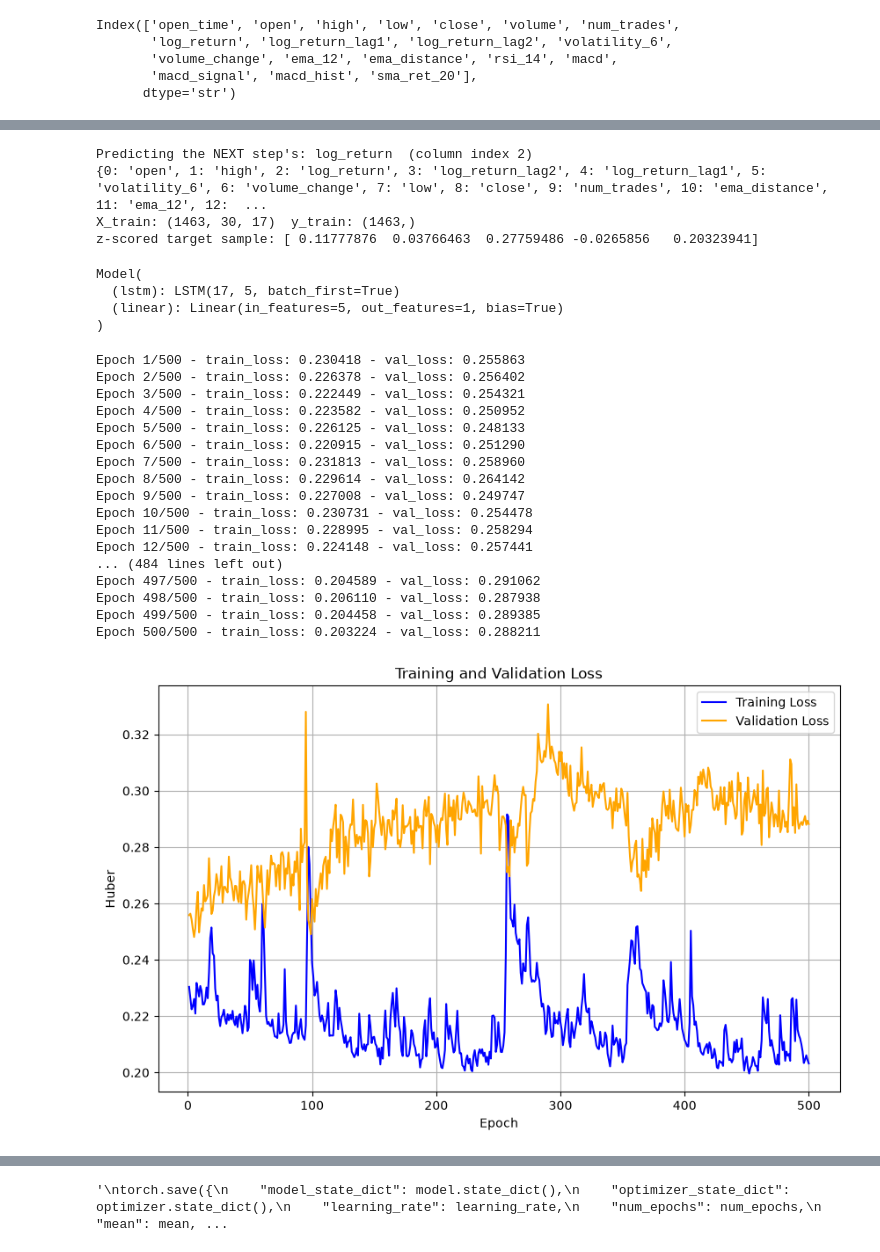
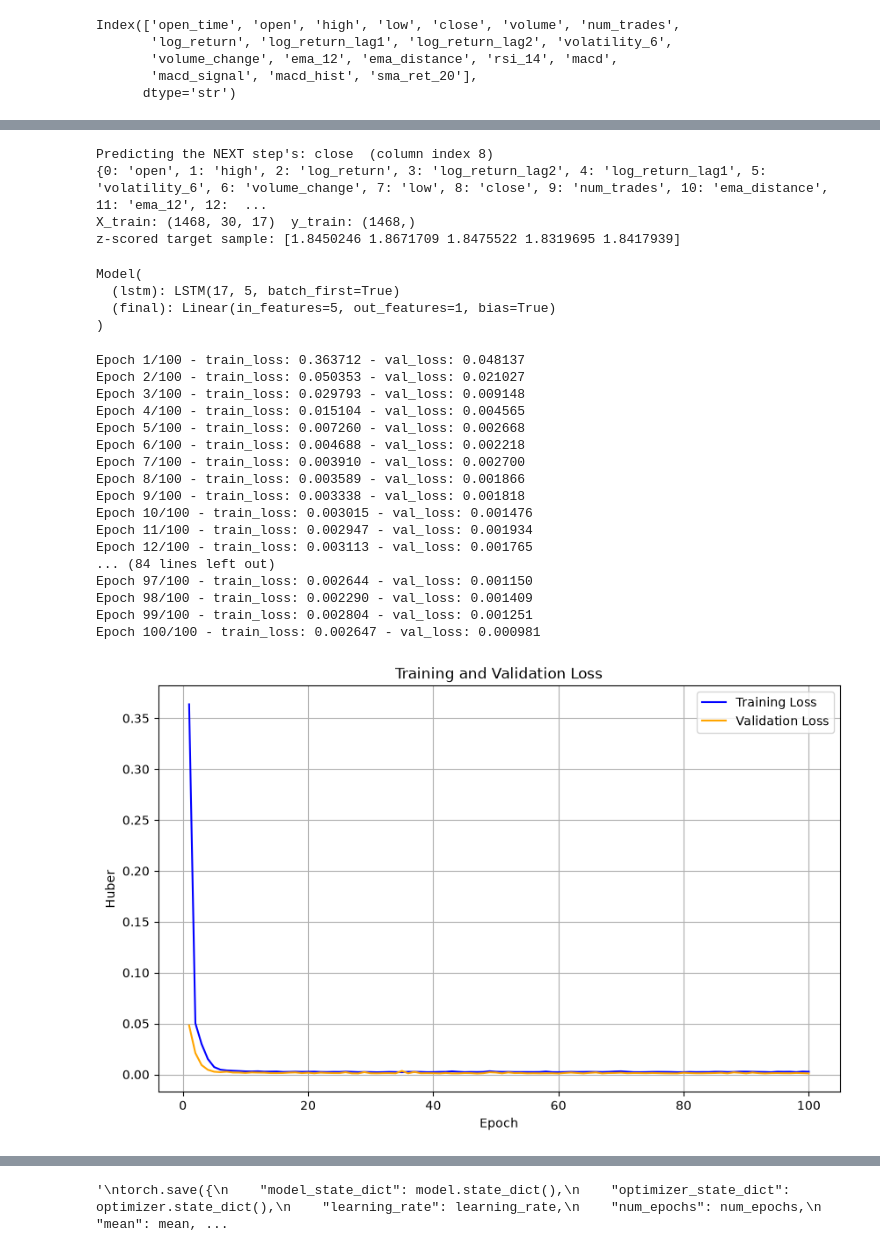
Before and after one commit to SANIC6/Bitcoin-Predictor, a Jupyter notebook: model 3.ipynb, the cells around one changed output, grey strips where cells are left out. Drawn from its saved outputs; the diff is of its cells as text; code cells hidden in the pictures.

```diff
--- a/model 3.ipynb
+++ b/model 3.ipynb
@@ -155,7 +155,7 @@ feature_cols = ["open", "high", "log_return",
                 "low", "close", "num_trades",'ema_distance','ema_12','rsi_14','macd_signal','macd_hist','sma_ret_20','macd']
 
 
-TARGET = "log_return"                       # change this ONE name to retarget
+TARGET = "close"                       # change this ONE name to retarget
 target_idx = feature_cols.index(TARGET)     # computed, not memorized
 
 print(f"Predicting the NEXT step's: {TARGET}  (column index {target_idx})")
@@ -194,10 +194,10 @@ X_test, y_test = windows(test)
 print("X_train:", X_train.shape, " y_train:", y_train.shape)
 print("z-scored target sample:", y_train[:5])   # z-scored log returns, e.g. ±1.0
 # %% [output]
-Predicting the NEXT step's: log_return  (column index 2)
+Predicting the NEXT step's: close  (column index 8)
 {0: 'open', 1: 'high', 2: 'log_return', 3: 'log_return_lag2', 4: 'log_return_lag1', 5: 'volatility_6', 6: 'volume_change', 7: 'low', 8: 'close', 9: 'num_trades', 10: 'ema_distance', 11: 'ema_12', 12:  ...
-X_train: (1463, 30, 17)  y_train: (1463,)
-z-scored target sample: [ 0.11777876  0.03766463  0.27759486 -0.0265856   0.20323941]
+X_train: (1468, 30, 17)  y_train: (1468,)
+z-scored target sample: [1.8450246 1.8671709 1.8475522 1.8319695 1.8417939]
 # %%
 class TimeSeriesDataset(Dataset):
     def __init__(self, X, y):
@@ -225,7 +225,8 @@ class Model(nn.Module):
         self.hidden_size = hidden_size
         self.num_stacked_layers = num_stacked_layers
         self.lstm = nn.LSTM(self.input_size,hidden_size,self.num_stacked_layers,batch_first=batch_first)
-        self.linear = nn.Linear(hidden_size,1)
+        #self.attention = nn.Linear(hidden_size,1)
+        self.final = nn.Linear(hidden_size,1)
 
 
     def forward(self,x):
@@ -233,16 +234,14 @@ class Model(nn.Module):
         h0 = torch.zeros(self.num_stacked_layers,batch_size,self.hidden_size)
         c0 = torch.zeros(self.num_stacked_layers,batch_size,self.hidden_size)
         out, _ = self.lstm(x,(h0,c0))
-        out = self.linear(out[:,-1,:])
+
+        #attention_scores = self.attention(out)  # (batch_size, seq_len, 1)
+        #attention_weights = torch.softmax(attention_scores, dim=1)
+
+        # Compute context vector (weighted sum)
+        #context = torch.sum(attention_weights * out, dim=1)
+        out = self.final(out[:,-1,:])
         return out
-
-model = Model(X_train.shape[-1], hidden_size=5, num_stacked_layers=1)
-model
-# %% [output]
-Model(
-  (lstm): LSTM(17, 5, batch_first=True)
-  (linear): Linear(in_features=5, out_features=1, bias=True)
-)
 # %%
 def train_model(model, train_loader, val_loader, optimizer, criterion, epoch, num_epochs,training_loss,testing_loss):
     model.train()
@@ -271,58 +270,66 @@ def train_model(model, train_loader, val_loader, optimizer, criterion, epoch, nu
     testing_loss.append(avg_val_loss)
 
     print(f"Epoch {epoch + 1}/{num_epochs} - train_loss: {avg_train_loss:.6f} - val_loss: {avg_val_loss:.6f}")
+# %%
+model = Model(X_train.shape[-1], hidden_size=5, num_stacked_layers=1)
+model
+# %% [output]
+Model(
+  (lstm): LSTM(17, 5, batch_first=True)
+  (final): Linear(in_features=5, out_features=1, bias=True)
+)
 # %%
 import matplotlib.pyplot as plt
 
-learning_rate = 0.001
-num_epochs = 500
-criterion = nn.HuberLoss()
-optimizer = optim.Adam(model.parameters(), lr=learning_rate)
+learning_rate = 0.01
+num_epochs = 100
+criterion = nn.MSELoss()
+optimizer = optim.Adam(model.parameters(), lr=learning_rate, weight_decay=1e-4)
 
 training_loss = []
 testing_loss = []
 
 for epoch in range(num_epochs):
     train_model(
         model,
         train_data_loader,
         val_data_loader,
         optimizer,
         criterion,
         epoch,
         num_epochs,
         training_loss,
         testing_loss
     )
 
 plt.figure(figsize=(10, 6))
 plt.plot(range(1, len(training_loss) + 1), training_loss, label="Training Loss", color="blue")
 plt.plot(range(1, len(testing_loss) + 1), testing_loss, label="Validation Loss", color="orange")
 plt.xlabel("Epoch")
 plt.ylabel("Huber")
 plt.title("Training and Validation Loss")
 plt.legend()
 plt.grid(True)
 plt.show()
 # %% [output]
-Epoch 1/500 - train_loss: 0.230418 - val_loss: 0.255863
-Epoch 2/500 - train_loss: 0.226378 - val_loss: 0.256402
-Epoch 3/500 - train_loss: 0.222449 - val_loss: 0.254321
-Epoch 4/500 - train_loss: 0.223582 - val_loss: 0.250952
-Epoch 5/500 - train_loss: 0.226125 - val_loss: 0.248133
-Epoch 6/500 - train_loss: 0.220915 - val_loss: 0.251290
-Epoch 7/500 - train_loss: 0.231813 - val_loss: 0.258960
-Epoch 8/500 - train_loss: 0.229614 - val_loss: 0.264142
-Epoch 9/500 - train_loss: 0.227008 - val_loss: 0.249747
-Epoch 10/500 - train_loss: 0.230731 - val_loss: 0.254478
-Epoch 11/500 - train_loss: 0.228995 - val_loss: 0.258294
-Epoch 12/500 - train_loss: 0.224148 - val_loss: 0.257441
-... (484 lines left out)
-Epoch 497/500 - train_loss: 0.204589 - val_loss: 0.291062
-Epoch 498/500 - train_loss: 0.206110 - val_loss: 0.287938
-Epoch 499/500 - train_loss: 0.204458 - val_loss: 0.289385
-Epoch 500/500 - train_loss: 0.203224 - val_loss: 0.288211
+Epoch 1/100 - train_loss: 0.363712 - val_loss: 0.048137
+Epoch 2/100 - train_loss: 0.050353 - val_loss: 0.021027
+Epoch 3/100 - train_loss: 0.029793 - val_loss: 0.009148
+Epoch 4/100 - train_loss: 0.015104 - val_loss: 0.004565
+Epoch 5/100 - train_loss: 0.007260 - val_loss: 0.002668
+Epoch 6/100 - train_loss: 0.004688 - val_loss: 0.002218
+Epoch 7/100 - train_loss: 0.003910 - val_loss: 0.002700
+Epoch 8/100 - train_loss: 0.003589 - val_loss: 0.001866
+Epoch 9/100 - train_loss: 0.003338 - val_loss: 0.001818
+Epoch 10/100 - train_loss: 0.003015 - val_loss: 0.001476
+Epoch 11/100 - train_loss: 0.002947 - val_loss: 0.001934
+Epoch 12/100 - train_loss: 0.003113 - val_loss: 0.001765
+... (84 lines left out)
+Epoch 97/100 - train_loss: 0.002644 - val_loss: 0.001150
+Epoch 98/100 - train_loss: 0.002290 - val_loss: 0.001409
+Epoch 99/100 - train_loss: 0.002804 - val_loss: 0.001251
+Epoch 100/100 - train_loss: 0.002647 - val_loss: 0.000981
-[figure, old version]
+[figure, new version]
 # %%
 model.eval()
 
```
Also changed, not shown: parts of 7 cells of this notebook.
